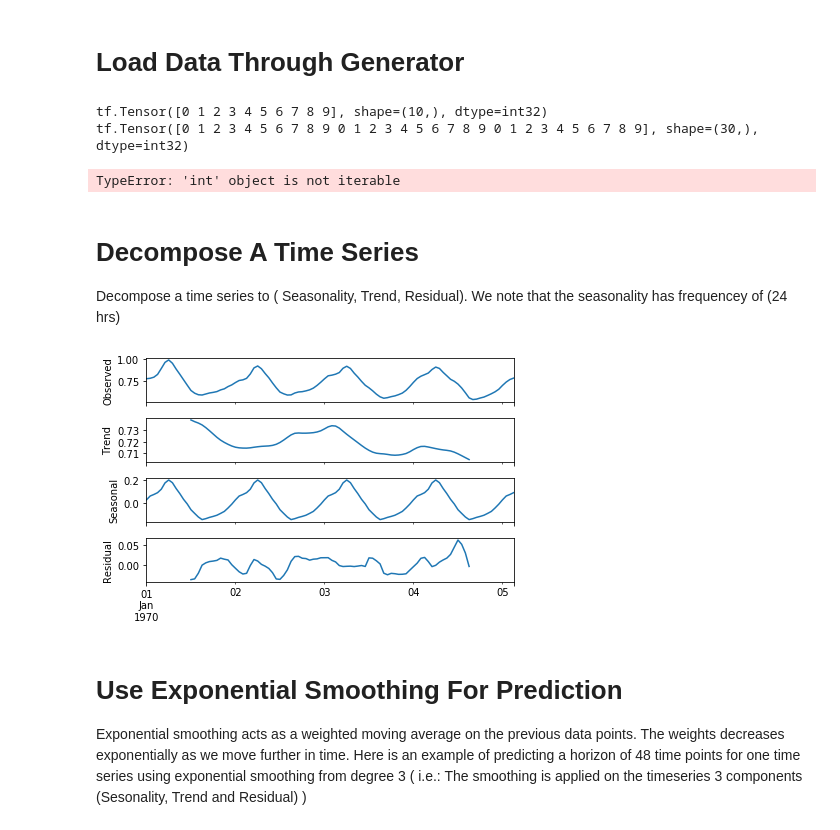
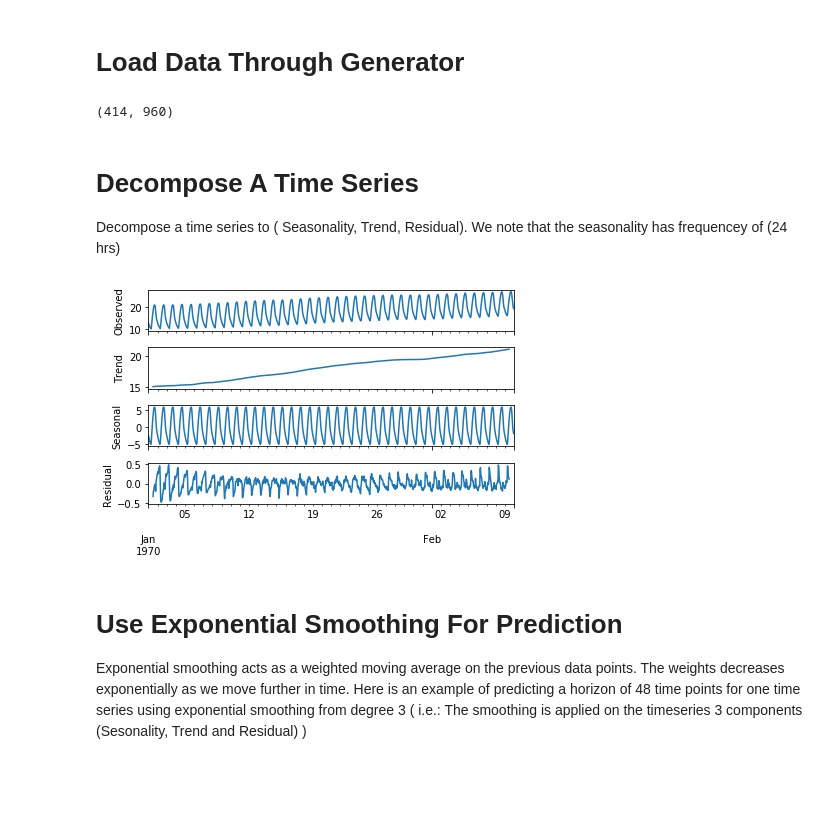
Before and after one commit to yamen23ali/m4-lstm, a Jupyter notebook: notebooks/Insights.ipynb, the cells around one changed output. Drawn from its saved outputs; the diff is of its cells as text; code cells hidden in the pictures; blank space fills up the shorter version.

```diff
--- a/notebooks/Insights.ipynb
+++ b/notebooks/Insights.ipynb
@@ -28,48 +25,49 @@ Using TensorFlow backend.
 # %% [markdown]
 # Load Data Through Generator
-# %%
-vec = tf.range(10)
-mult = tf.constant([3])
-
-print(tf.reshape(vec, [-1]))
-
-t = tf.reshape(tf.tile(vec, mult), [ mult[0], tf.shape(vec)[0]])
-print(tf.reshape(t, [-1]))
-# %% [output]
-tf.Tensor([0 1 2 3 4 5 6 7 8 9], shape=(10,), dtype=int32)
-tf.Tensor([0 1 2 3 4 5 6 7 8 9 0 1 2 3 4 5 6 7 8 9 0 1 2 3 4 5 6 7 8 9], shape=(30,), dtype=int32)
 # %%
-EPOCHS = 10
+EPOCHS = 1
 BATCH_SIZE = 50
 LOOKBACK = 48
 HORIZON = 48
+HIDDEN_LAYER_SIZE = 120
+FEATURES_NUMBER = 2
+OUTPUT_SIZE = HORIZON*2
+PI_PARAMS = {'max_coff': 0.25, 'min_coff': 0.15, 'step': 0.1}
+
+stdAugmentation = StdAugmentation(PI_PARAMS)
+diffAugmentation = DiffAugmentation()
+x_augmentations = []
+y_augmentations = []
 
 data_loader = M4DataLoader("../Dataset/Train/Hourly-train.csv", "../Dataset/Test/Hourly-test.csv",
-                  LOOKBACK, HORIZON,  validation_ratio=0.01)
+                           x_augmentations,
+                           y_augmentations,
+                           LOOKBACK, HORIZON,  validation_ratio=0.05)
 
 train_x, train_y = data_loader.get_training_data()
 test_x, test_y = data_loader.get_test_data()
 validate_x, validate_y = data_loader.get_validation_data()
 
-training_data_generator = M4Generator(train_x, train_y, BATCH_SIZE)
-test_data_generator = M4Generator(test_x, test_y, BATCH_SIZE)
-validation_data_generator = M4Generator(validate_x, validate_y, BATCH_SIZE)
+training_data_generator = M4Generator(train_x, train_y, BATCH_SIZE, FEATURES_NUMBER)
+test_data_generator = M4Generator(test_x, test_y, BATCH_SIZE, FEATURES_NUMBER)
+validation_data_generator = M4Generator(validate_x, validate_y, BATCH_SIZE, FEATURES_NUMBER)
-# %% [output]
-TypeError: 'int' object is not iterable
+# %%
+data_loader.raw_train_data.shape
+# %% [output]
+(414, 960)
 # %% [markdown]
 # Decompose A Time Series
 Decompose a time series to ( Seasonality, Trend, Residual). We note that the seasonality has frequencey of (24 hrs)
 # %%
-IDX = 10
-x = train_x[IDX,:]
-y = train_y[IDX, :]
-
+IDX = 300
+x = data_loader.raw_train_data[IDX,:]
 result = decompose_time_serie(x)
 
 result.plot()
-plt.show()
+#plt.show()
+plt.savefig('../../Presentations/second_pres/seasonality.png')
 # %% [output]
-[figure, old version]
+[figure, new version]
 # %% [markdown]
 # Use Exponential Smoothing For Prediction
 Exponential smoothing acts as a weighted moving average on the previous data points. The weights decreases exponentially as we move further in time. Here is an example of predicting a horizon of 48 time points for one time series using exponential smoothing from degree 3 ( i.e.: The smoothing is applied on the timeseries 3 components (Sesonality, Trend and Residual) )
```
Also changed, not shown: parts of 11 cells of this notebook, 5 other files.
